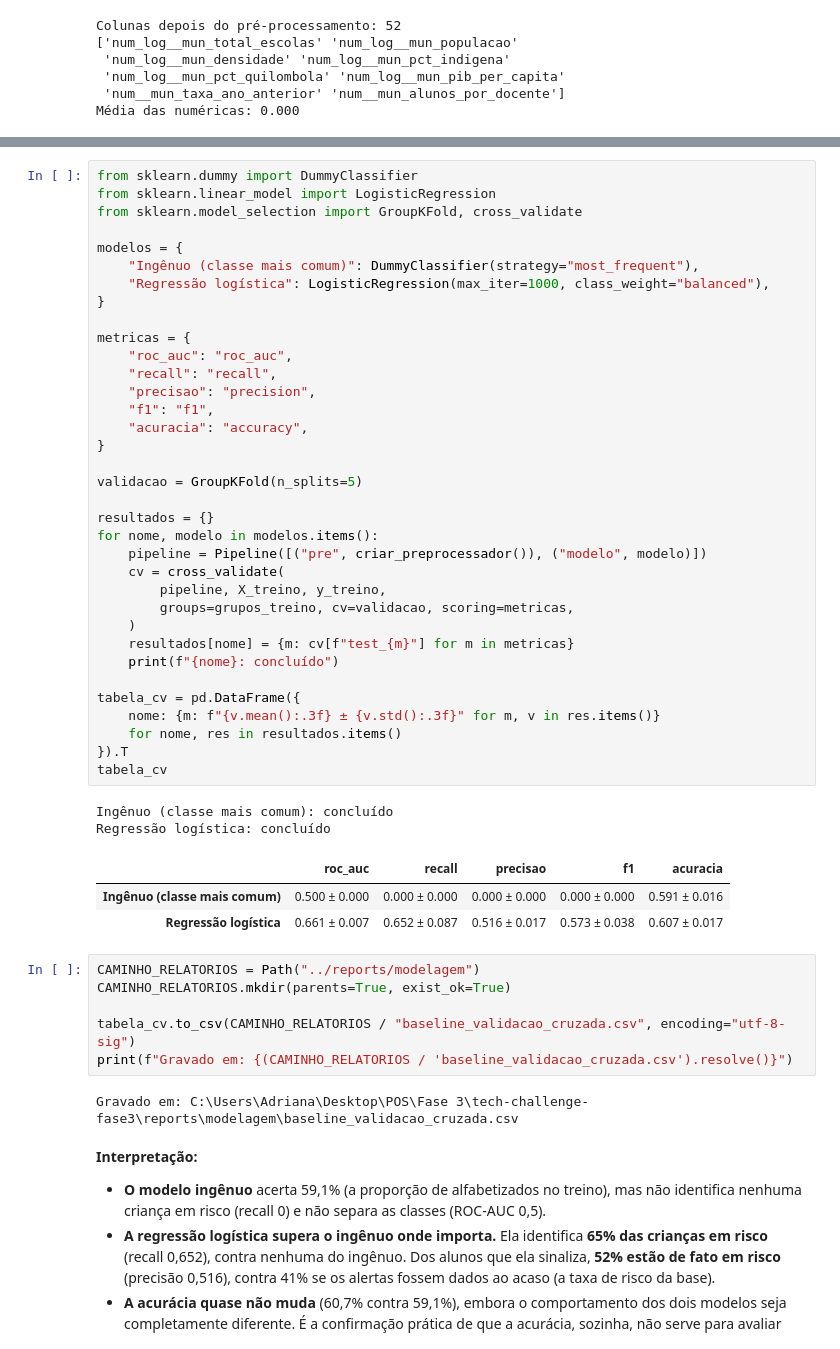
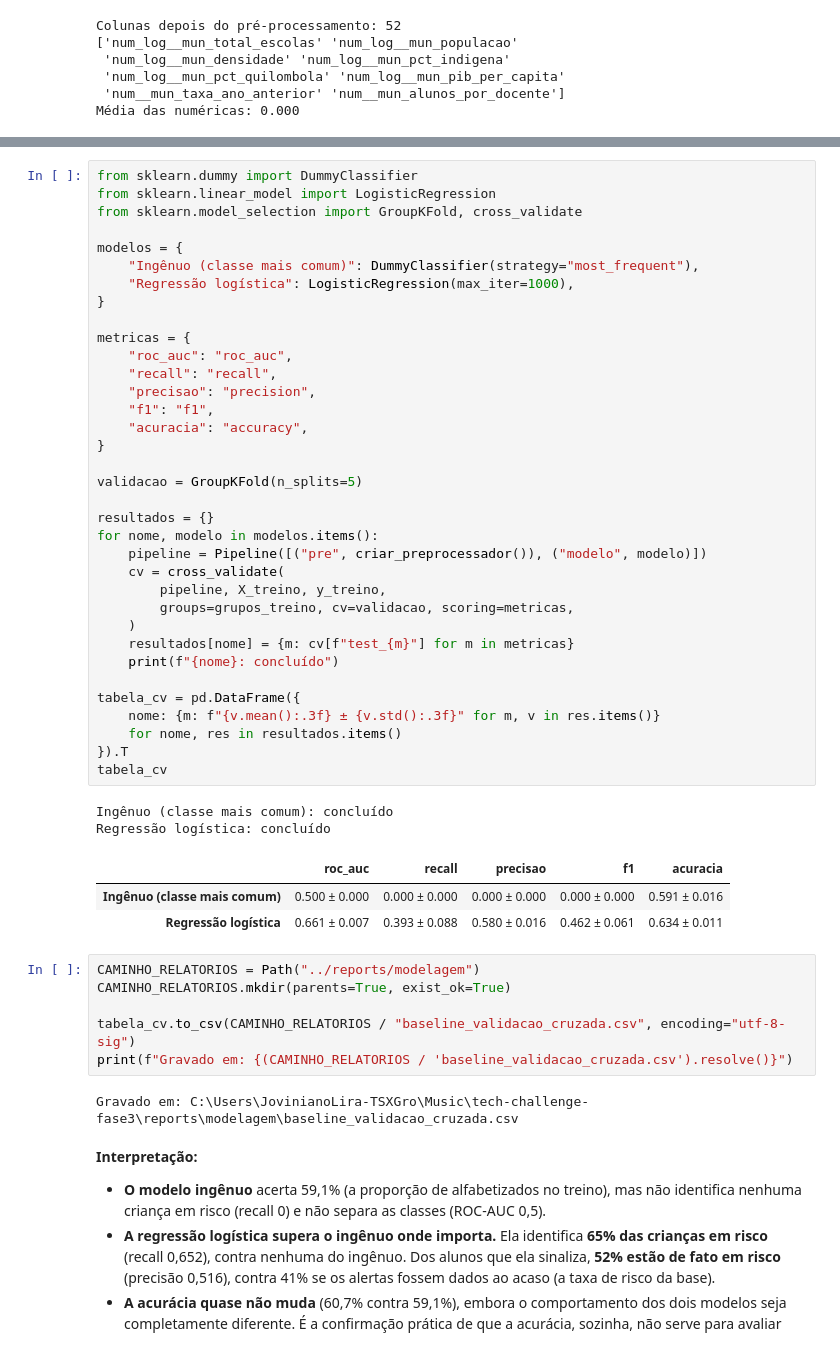
Before and after one commit to LiraJoviniano/tech-challenge-fase3, a Jupyter notebook: notebooks/03_modelagem_supervisionada.ipynb, the cells around one changed output, grey strips where cells are left out. Cells and saved outputs as stored; diff of their text form.

Commit message:
refactor(modelagem): retreina os quatro modelos sem class_weight

```diff
--- a/notebooks/03_modelagem_supervisionada.ipynb
+++ b/notebooks/03_modelagem_supervisionada.ipynb
@@ -213,40 +216,40 @@ from sklearn.model_selection import GroupKFold, cross_validate
 
 modelos = {
     "Ingênuo (classe mais comum)": DummyClassifier(strategy="most_frequent"),
-    "Regressão logística": LogisticRegression(max_iter=1000, class_weight="balanced"),
+    "Regressão logística": LogisticRegression(max_iter=1000),
 }
 
 metricas = {
     "roc_auc": "roc_auc",
     "recall": "recall",
     "precisao": "precision",
     "f1": "f1",
     "acuracia": "accuracy",
 }
 
 validacao = GroupKFold(n_splits=5)
 
 resultados = {}
 for nome, modelo in modelos.items():
     pipeline = Pipeline([("pre", criar_preprocessador()), ("modelo", modelo)])
     cv = cross_validate(
         pipeline, X_treino, y_treino,
         groups=grupos_treino, cv=validacao, scoring=metricas,
     )
     resultados[nome] = {m: cv[f"test_{m}"] for m in metricas}
     print(f"{nome}: concluído")
 
 tabela_cv = pd.DataFrame({
     nome: {m: f"{v.mean():.3f} ± {v.std():.3f}" for m, v in res.items()}
     for nome, res in resultados.items()
 }).T
 tabela_cv
 # %% [output]
 Ingênuo (classe mais comum): concluído
 Regressão logística: concluído
 |  | roc_auc | recall | precisao | f1 | acuracia |
 | Ingênuo (classe mais comum) | 0.500 ± 0.000 | 0.000 ± 0.000 | 0.000 ± 0.000 | 0.000 ± 0.000 | 0.591 ± 0.016 |
-| Regressão logística | 0.661 ± 0.007 | 0.652 ± 0.087 | 0.516 ± 0.017 | 0.573 ± 0.038 | 0.607 ± 0.017 |
+| Regressão logística | 0.661 ± 0.007 | 0.393 ± 0.088 | 0.580 ± 0.016 | 0.462 ± 0.061 | 0.634 ± 0.011 |
 # %%
 CAMINHO_RELATORIOS = Path("../reports/modelagem")
 CAMINHO_RELATORIOS.mkdir(parents=True, exist_ok=True)
@@ -254,7 +257,7 @@ CAMINHO_RELATORIOS.mkdir(parents=True, exist_ok=True)
 tabela_cv.to_csv(CAMINHO_RELATORIOS / "baseline_validacao_cruzada.csv", encoding="utf-8-sig")
 print(f"Gravado em: {(CAMINHO_RELATORIOS / 'baseline_validacao_cruzada.csv').resolve()}")
 # %% [output]
-Gravado em: C:\Users\Adriana\Desktop\POS\Fase 3\tech-challenge-fase3\reports\modelagem\baseline_validacao_cruzada.csv
+Gravado em: C:\Users\JovinianoLira-TSXGro\Music\tech-challenge-fase3\reports\modelagem\baseline_validacao_cruzada.csv
 # %% [markdown]
 **Interpretação:**
 
```
Also changed, not shown: parts of 3 cells of this notebook, 41 other files.
